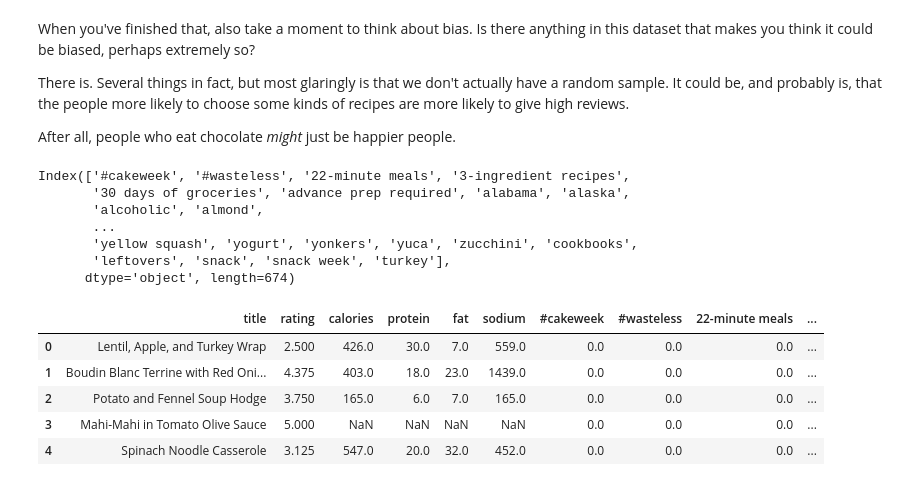
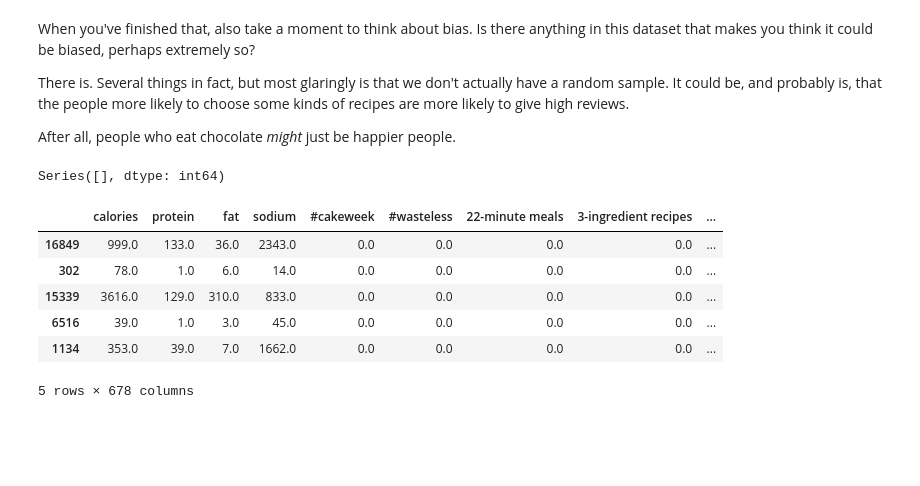
Before and after one commit to keith44/TF-Data_Science, a Jupyter notebook: Data_Science/Supervised learning/SVM Regression - Guided Example.ipynb, the cells around one changed output. Saved outputs shown, nothing was run; the diff lists cells and outputs as text; code cells hidden in the pictures; blank space fills up the shorter version.

```diff
--- a/Data_Science/Supervised learning/SVM Regression - Guided Example.ipynb
+++ b/Data_Science/Supervised learning/SVM Regression - Guided Example.ipynb
@@ -125,28 +107,25 @@ When you've finished that, also take a moment to think about bias. Is there anyt
 There is. Several things in fact, but most glaringly is that we don't actually have a random sample. It could be, and probably is, that the people more likely to choose some kinds of recipes are more likely to give high reviews.
 
 After all, people who eat chocolate _might_ just be happier people.
-# %%
-pd.set_option('display.max_columns', None) # disables trucated columns
-pd.set_option('display.max_rows', None) # disables trucated rows
-# %%
-X.columns
-# %% [output]
-Index(['#cakeweek', '#wasteless', '22-minute meals', '3-ingredient recipes',
-       '30 days of groceries', 'advance prep required', 'alabama', 'alaska',
-       'alcoholic', 'almond',
-       ...
-       'yellow squash', 'yogurt', 'yonkers', 'yuca', 'zucchini', 'cookbooks',
-       'leftovers', 'snack', 'snack week', 'turkey'],
-      dtype='object', length=674)
+# %%
+#Drop nan values from nutritional information
+
+raw_data = raw_data.dropna()
+# Count nulls
+null_count = raw_data.isnull().sum()
+null_count[null_count>0]
+# %% [output]
+Series([], dtype: int64)
 # %%
-X = raw_data.drop(['rating', 'title', 'calories', 'protein', 'fat', 'sodium'], 1).sample(frac=0.3, replace=True, random_state=1)
+X = raw_data.drop(['title','rating'], 1).sample(frac=0.3, replace=True, random_state=1).dropna()
 Y = raw_data.rating.sample(frac=0.3, replace=True, random_state=1)
 # %%
- raw_data.head()
+ X.head()
 # %% [output]
-|  | title | rating | calories | protein | fat | sodium | #cakeweek | #wasteless | 22-minute meals | ... |
-| 0 | Lentil, Apple, and Turkey Wrap | 2.500 | 426.0 | 30.0 | 7.0 | 559.0 | 0.0 | 0.0 | 0.0 | ... |
-| 1 | Boudin Blanc Terrine with Red Oni... | 4.375 | 403.0 | 18.0 | 23.0 | 1439.0 | 0.0 | 0.0 | 0.0 | ... |
-| 2 | Potato and Fennel Soup Hodge | 3.750 | 165.0 | 6.0 | 7.0 | 165.0 | 0.0 | 0.0 | 0.0 | ... |
-| 3 | Mahi-Mahi in Tomato Olive Sauce | 5.000 | NaN | NaN | NaN | NaN | 0.0 | 0.0 | 0.0 | ... |
-| 4 | Spinach Noodle Casserole | 3.125 | 547.0 | 20.0 | 32.0 | 452.0 | 0.0 | 0.0 | 0.0 | ... |
+|  | calories | protein | fat | sodium | #cakeweek | #wasteless | 22-minute meals | 3-ingredient recipes | ... |
+| 16849 | 999.0 | 133.0 | 36.0 | 2343.0 | 0.0 | 0.0 | 0.0 | 0.0 | ... |
+| 302 | 78.0 | 1.0 | 6.0 | 14.0 | 0.0 | 0.0 | 0.0 | 0.0 | ... |
+| 15339 | 3616.0 | 129.0 | 310.0 | 833.0 | 0.0 | 0.0 | 0.0 | 0.0 | ... |
+| 6516 | 39.0 | 1.0 | 3.0 | 45.0 | 0.0 | 0.0 | 0.0 | 0.0 | ... |
+| 1134 | 353.0 | 39.0 | 7.0 | 1662.0 | 0.0 | 0.0 | 0.0 | 0.0 | ... |
+5 rows × 678 columns
```
Also changed, not shown: parts of 18 cells of this notebook, 2 other files.
